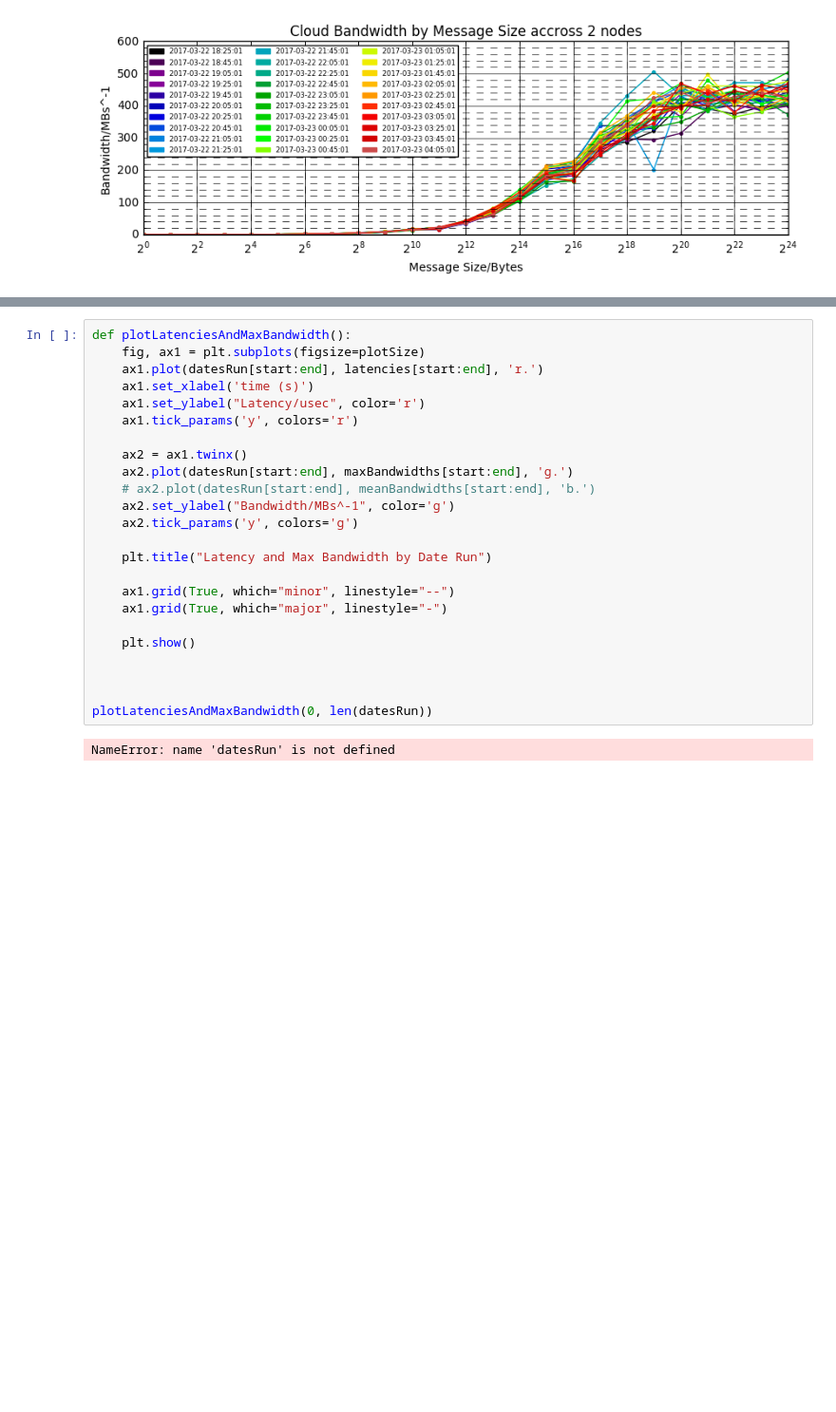
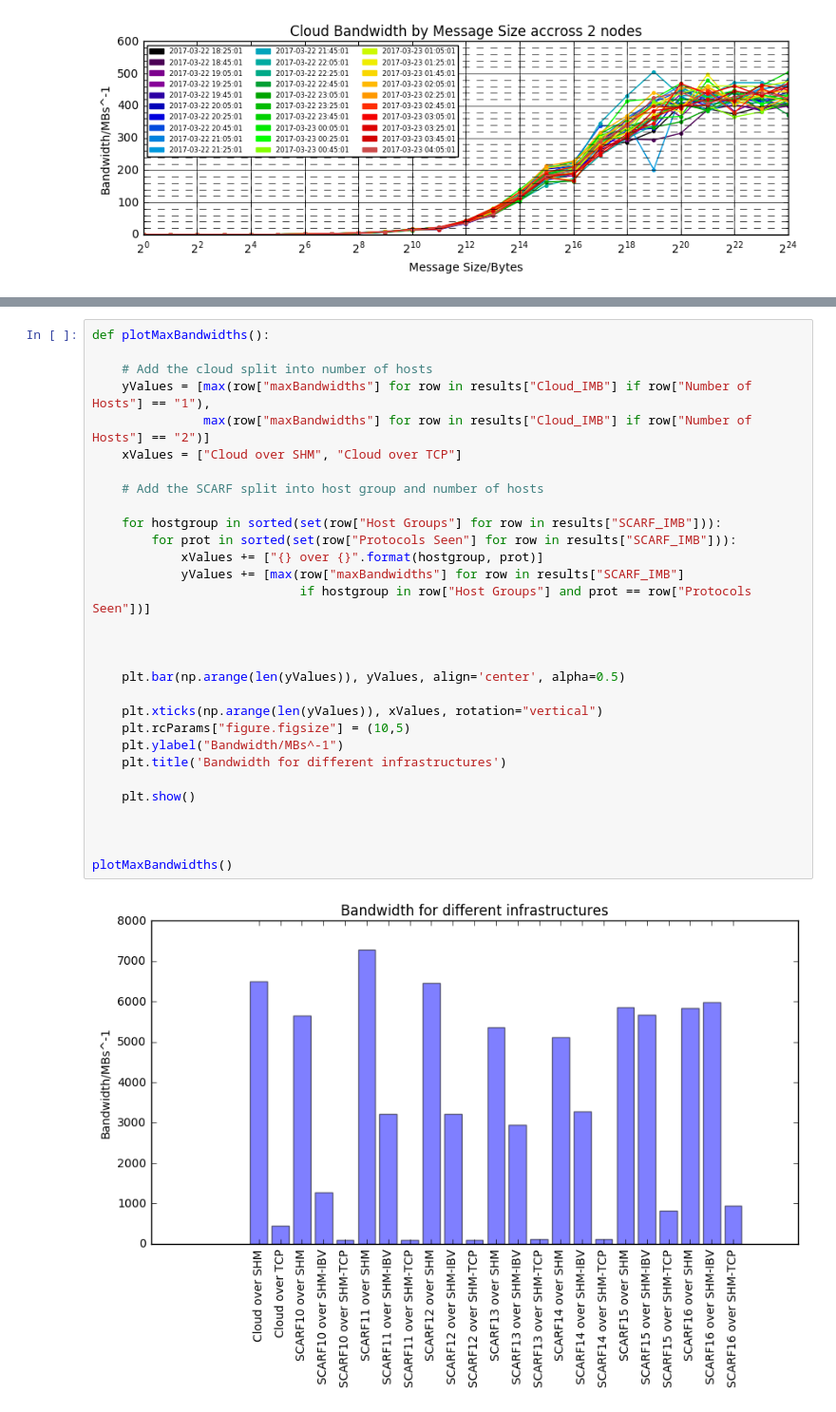
Before and after one commit to cal-id/SCD-Benchmark, a Jupyter notebook: Results/IMB_Notebooks/IMB_Analysis.ipynb, the cells around one changed output, grey strips where cells are left out. Shown: that part at 95% size. Saved outputs shown, nothing was run; the diff lists cells and outputs as text; blank space fills up the shorter version.

Commit message:
Added Bandwidths Barchart

```diff
--- a/Results/IMB_Notebooks/IMB_Analysis.ipynb
+++ b/Results/IMB_Notebooks/IMB_Analysis.ipynb
@@ -158,27 +162,33 @@ plotCloudLatencies()
 [figure]
-# %%
-def plotLatenciesAndMaxBandwidth():
-    fig, ax1 = plt.subplots(figsize=plotSize)
-    ax1.plot(datesRun[start:end], latencies[start:end], 'r.')
-    ax1.set_xlabel('time (s)')
-    ax1.set_ylabel("Latency/usec", color='r')
-    ax1.tick_params('y', colors='r')
-
-    ax2 = ax1.twinx()
-    ax2.plot(datesRun[start:end], maxBandwidths[start:end], 'g.')
-    # ax2.plot(datesRun[start:end], meanBandwidths[start:end], 'b.')
-    ax2.set_ylabel("Bandwidth/MBs^-1", color='g')
-    ax2.tick_params('y', colors='g')
-
-    plt.title("Latency and Max Bandwidth by Date Run")
-
-    ax1.grid(True, which="minor", linestyle="--")
-    ax1.grid(True, which="major", linestyle="-")
-
-    plt.show()
-
-
-
-plotLatenciesAndMaxBandwidth(0, len(datesRun))
-# %% [output]
-NameError: name 'datesRun' is not defined
+# %%
+def plotMaxBandwidths():
+
+    # Add the cloud split into number of hosts
+    yValues = [max(row["maxBandwidths"] for row in results["Cloud_IMB"] if row["Number of Hosts"] == "1"),
+               max(row["maxBandwidths"] for row in results["Cloud_IMB"] if row["Number of Hosts"] == "2")]
+    xValues = ["Cloud over SHM", "Cloud over TCP"]
+
+    # Add the SCARF split into host group and number of hosts
+
+    for hostgroup in sorted(set(row["Host Groups"] for row in results["SCARF_IMB"])):
+        for prot in sorted(set(row["Protocols Seen"] for row in results["SCARF_IMB"])):
+            xValues += ["{} over {}".format(hostgroup, prot)]
+            yValues += [max(row["maxBandwidths"] for row in results["SCARF_IMB"]
+                            if hostgroup in row["Host Groups"] and prot == row["Protocols Seen"])]
+
+
+
+    plt.bar(np.arange(len(yValues)), yValues, align='center', alpha=0.5)
+
+    plt.xticks(np.arange(len(yValues)), xValues, rotation="vertical")
+    plt.rcParams["figure.figsize"] = (10,5)
+    plt.ylabel("Bandwidth/MBs^-1")
+    plt.title('Bandwidth for different infrastructures')
+
+    plt.show()
+
+
+
+plotMaxBandwidths()
+# %% [output]
+[figure, added]
```
Also changed, not shown: parts of 7 cells of this notebook.
